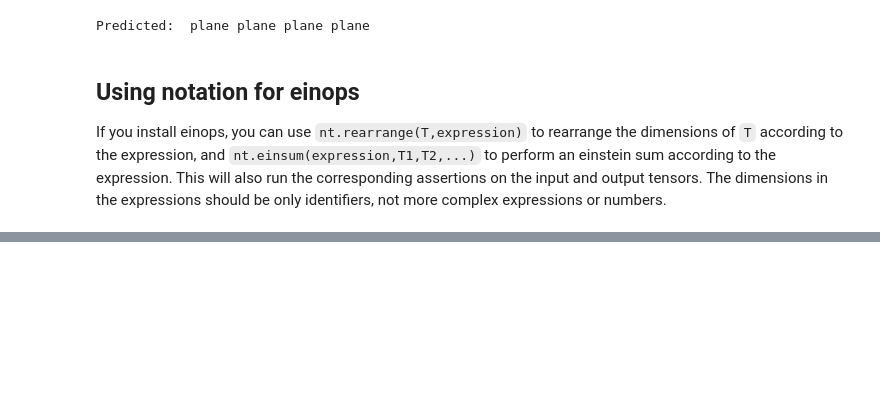
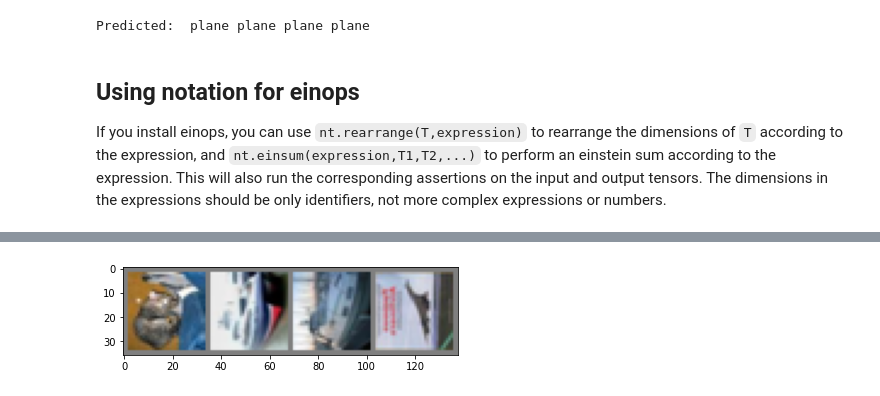
Before and after one commit to boazbk/named-tensors-asserts, a Jupyter notebook: cifar10_example.ipynb, the cells around one changed output, grey strips where cells are left out. Saved outputs shown, nothing was run; the diff lists cells and outputs as text; code cells hidden in the pictures; blank space fills up the shorter version.

```diff
--- a/cifar10_example.ipynb
+++ b/cifar10_example.ipynb
@@ -348,0 +357,6 @@ If you install einops, you can use `nt.rearrange(T,expression)` to rearrange the
+# %%
+nt.batch, nt.channels, nt.height, nt.width = images.shape
+images_ = nt.rearrange(images,"batch, channels, height, width -> batch, channels, width, height")
+imshow(torchvision.utils.make_grid(images_))
+# %% [output]
+[figure, added]
```
Also changed, not shown: parts of 3 cells of this notebook.
